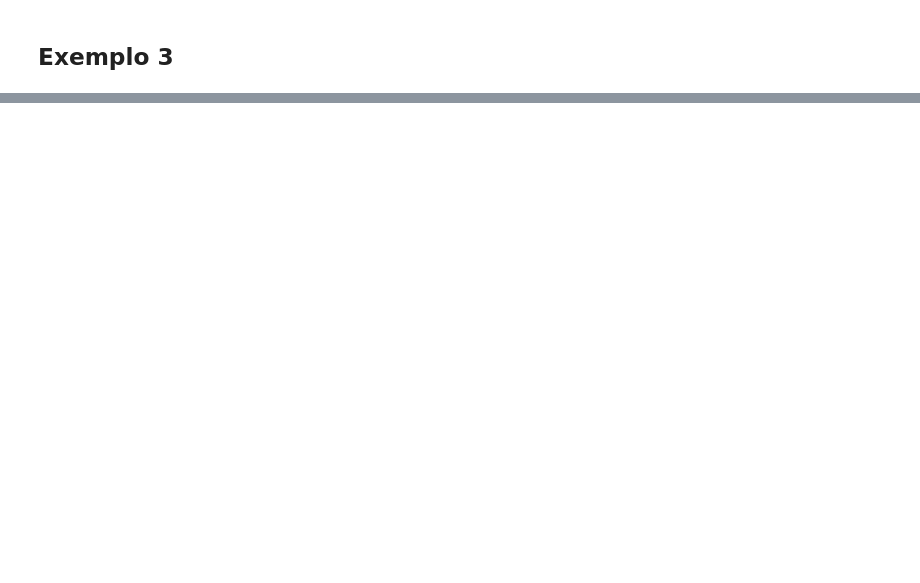
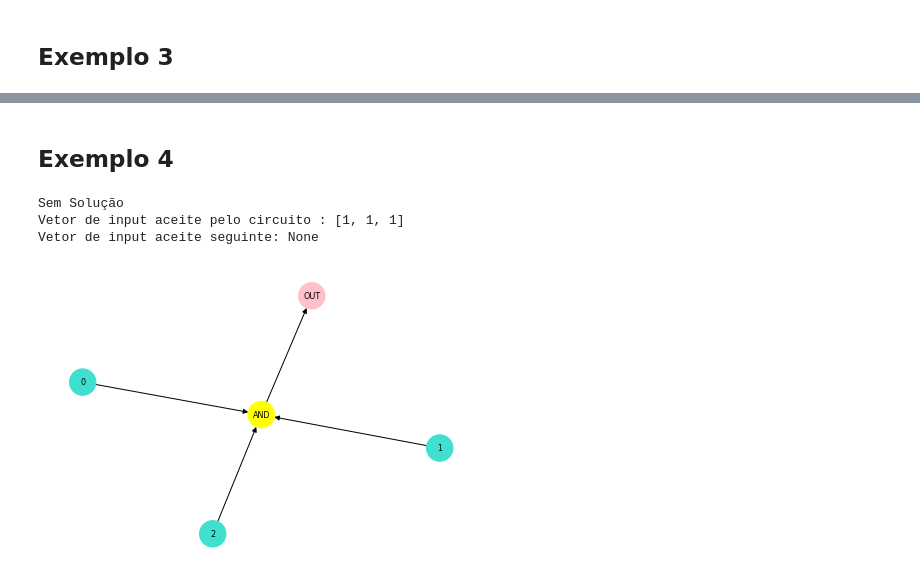
Before and after one commit to zoisper/LC-Projeto, a Jupyter notebook: 2/Circuito.ipynb, the cells around one changed output, grey strips where cells are left out. Saved outputs shown, nothing was run; the diff lists cells and outputs as text; code cells hidden in the pictures; blank space fills up the shorter version.

```diff
--- a/2/Circuito.ipynb
+++ b/2/Circuito.ipynb
@@ -354,0 +351,14 @@ next_solution(G3,S3)
+# %% [markdown]
+## Exemplo 4
+# %%
+C = circuit_generator(3,1)
+S = calculate_input(C)
+NS = next_solution(C,S)
+draw_circuit(C)
+print("Vetor de input aceite pelo circuito :",S)
+print("Vetor de input aceite seguinte:", NS)
+# %% [output]
+Sem Solução
+Vetor de input aceite pelo circuito : [1, 1, 1]
+Vetor de input aceite seguinte: None
+[figure, added]
```
Also changed, not shown: parts of 14 cells of this notebook, 1 other file.
